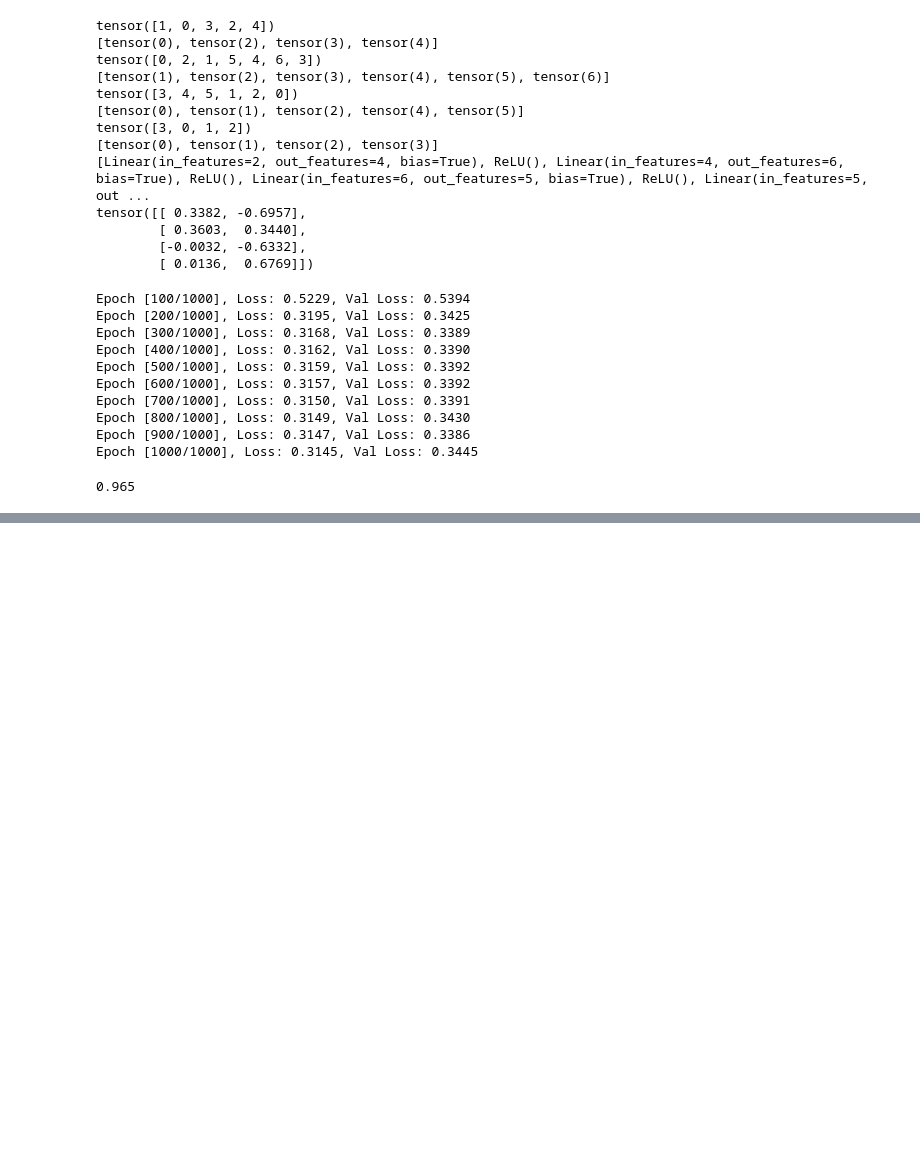
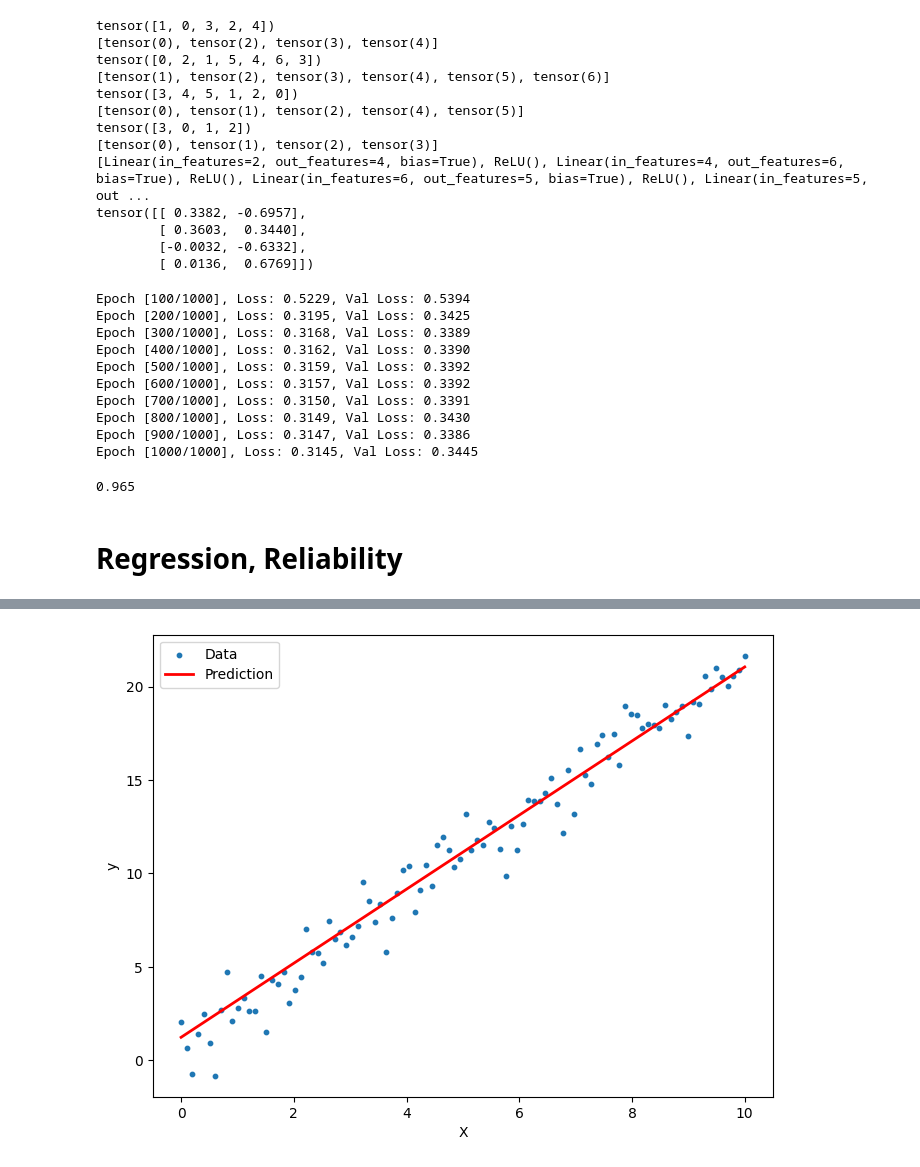
Before and after one commit to ksheersagaragrawal/LotteryTicketPruning, a Jupyter notebook: playTest/pruneTorch.ipynb, the cells around one changed output, grey strips where cells are left out. Drawn from its saved outputs; the diff is of its cells as text; code cells hidden in the pictures; blank space fills up the shorter version.

Commit message:
reliablity diagram

```diff
--- a/playTest/pruneTorch.ipynb
+++ b/playTest/pruneTorch.ipynb
@@ -244,3 +235,48 @@ y_val_outputs = pruned_model(X_val_tensor).argmax(dim=-1)
 (y_val_outputs == y_val_tensor).sum().item() / len(y_val_tensor)
 # %% [output]
 0.965
+# %% [markdown]
+# Regression, Reliability
+# %%
+# Linear Regression dataset using PyTorch tensors
+X = np.linspace(0, 10, 100)
+y = 2*X + 1 + np.random.normal(0, 1, *X.shape)
+
+# NN model for linear Regression
+model = nn.Sequential(
+    nn.Linear(1, 1)
+)
+
+# Convert data to PyTorch tensors
+X_train_tensor = torch.FloatTensor(X.reshape(-1, 1))
+y_train_tensor = torch.FloatTensor(y.reshape(-1, 1))
+
+# Define the loss function and optimizer
+criterion = nn.MSELoss()
+optimizer = optim.Adam(model.parameters(), lr=0.01)
+
+# Training loop
+epochs = 1000
+for epoch in range(epochs):
+    optimizer.zero_grad()
+    outputs = model(X_train_tensor)
+    loss = criterion(outputs, y_train_tensor)
+    loss.backward()
+    optimizer.step()
+
+    if (epoch + 1) % 100 == 0:
+        model.eval()
+        with torch.no_grad():
+            val_outputs = model(X_train_tensor)
+            val_loss = criterion(val_outputs, y_train_tensor)
+            print(f"Epoch [{epoch+1}/{epochs}], Loss: {loss.item():.4f}, Val Loss: {val_loss.item():.4f}")
+
+# Plot the data and the model prediction
+plt.figure(figsize=(8, 6))
+plt.scatter(X, y, s=10, label='Data')
+plt.plot(X, model(X_train_tensor).detach().numpy(), color='red', linewidth=2, label='Prediction')
+plt.xlabel('X')
+plt.ylabel('y')
+plt.legend()
+plt.show()
+# %% [output]
@@ -246,0 +293 @@ y_val_outputs = pruned_model(X_val_tensor).argmax(dim=-1)
+[figure, added]
```
Also changed, not shown: parts of 6 cells of this notebook, 1 other file.
